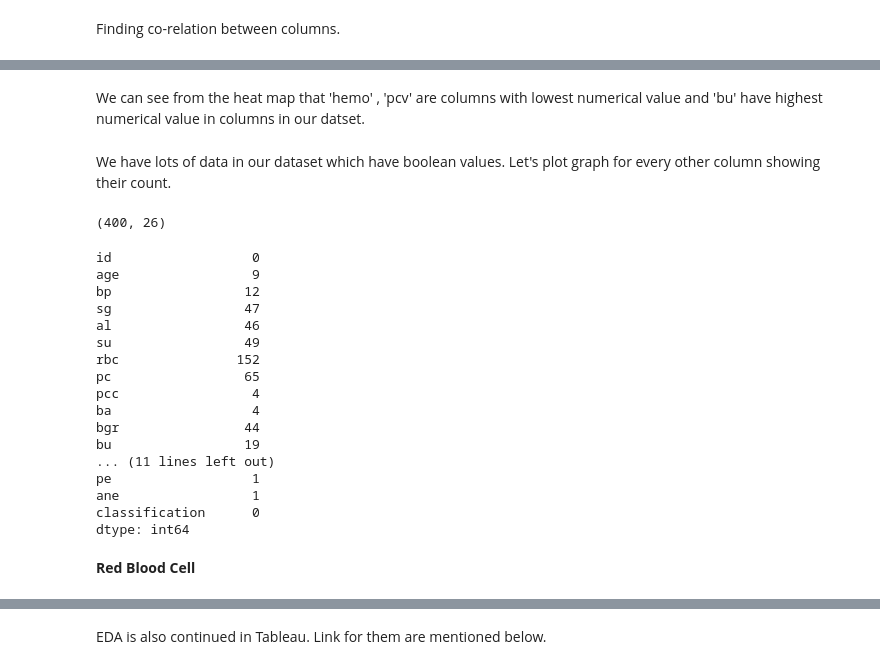
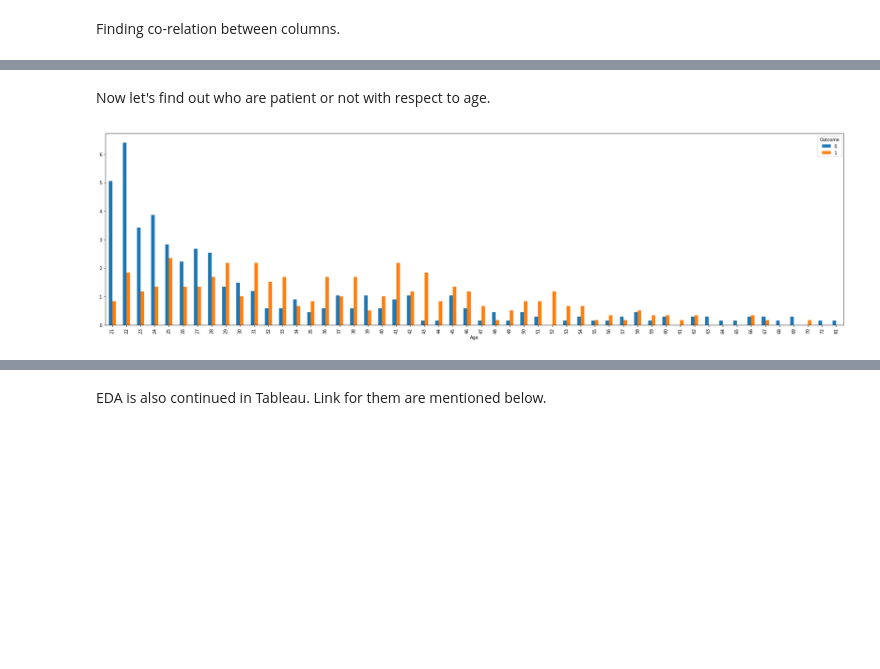
Before and after one commit to NortheasternUniversityADS/Final-Project, a Jupyter notebook: Kidney Disease/EDA.ipynb, the cells around one changed output, grey strips where cells are left out. Cells and saved outputs as stored; diff of their text form; code cells hidden in the pictures; blank space fills up the shorter version.

```diff
--- a/Kidney Disease/EDA.ipynb
+++ b/Kidney Disease/EDA.ipynb
@@ -46,2 +45,0 @@ plt.show()
-# %% [markdown]
-We can see from the heat map that 'hemo' , 'pcv' are columns with lowest numerical value and 'bu' have highest numerical value in columns in our datset.
@@ -50,28 +46,9 @@ df1 = pd.read_csv('kidney_disease.csv')
-# %% [markdown]
-We have lots of data in our dataset which have boolean values. Let's plot graph for every other column showing their count.
-# %%
-df1.shape
-# %% [output]
-(400, 26)
-# %%
-df1.isnull().sum()
-# %% [output]
-id                  0
-age                 9
-bp                 12
-sg                 47
-al                 46
-su                 49
-rbc               152
-pc                 65
-pcc                 4
-ba                  4
-bgr                44
-bu                 19
-... (11 lines left out)
-pe                  1
-ane                 1
-classification      0
-dtype: int64
-# %% [markdown]
-**Red Blood Cell**
+# %% [markdown]
+Now let's find out who are patient or not with respect to age.
+# %%
+plt.rcParams['figure.figsize'] = (30, 8)
+d = df.groupby(['Age', 'Outcome']).size().unstack(level=1)
+d = d / d.mean()
+p = d.plot(kind='bar')
+# %% [output]
+[figure, added]
```
Also changed, not shown: parts of 40 cells of this notebook, 1 other file.
